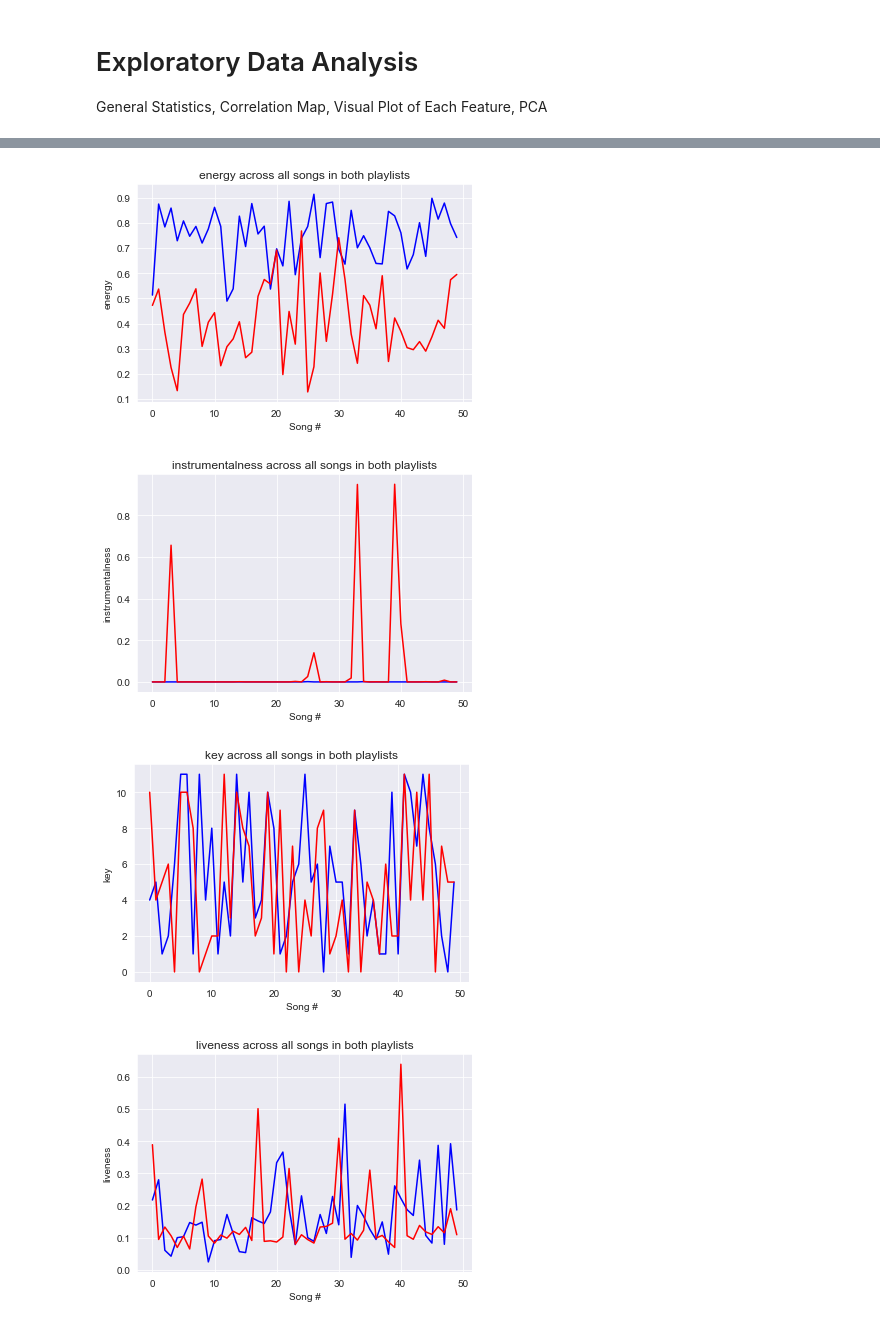
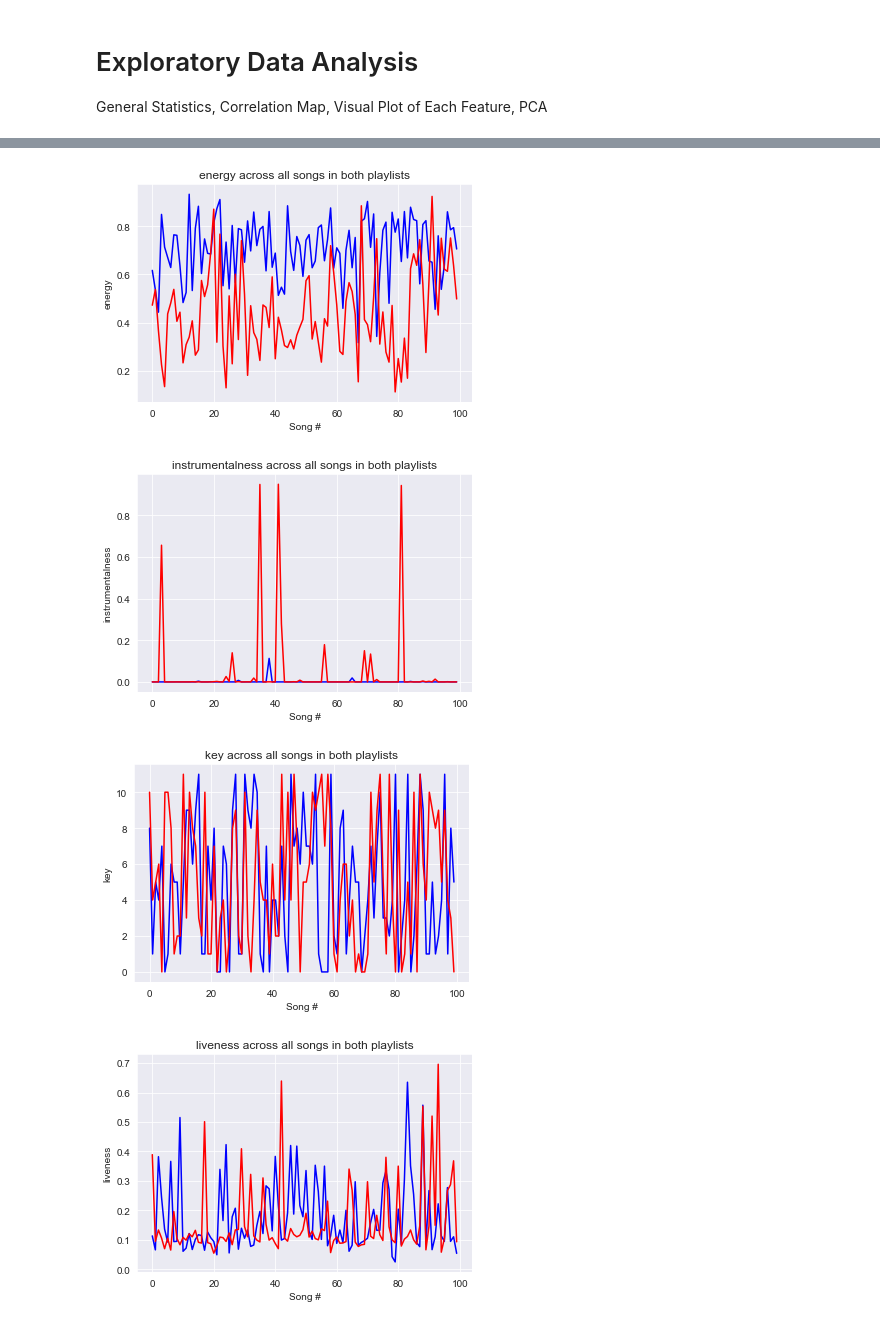
Before and after one commit to keshvim/ml-project, a Jupyter notebook: ml-project.ipynb, the cells around one changed output, grey strips where cells are left out. Drawn from its saved outputs; the diff is of its cells as text; code cells hidden in the pictures.

```diff
--- a/ml-project.ipynb
+++ b/ml-project.ipynb
@@ -23,7 +23,7 @@ sp = spotipy.Spotify(client_credentials_manager=client_credentials_manager)
 # %%
 # Get track ID for a specific user and playlist ID. (Playlist ID found in URL when clicking "share")
 # n = number of songs
-def getTrackIDs(user, playlist_id, n = 50):
+def getTrackIDs(user, playlist_id, n = 100):
     ids = []
     playlist = sp.user_playlist(user, playlist_id)
 
@@ -108,6 +108,6 @@ Happy Songs General Statistics
 # %%
 # Plot all features to visually see the greatest seperation
-features = ['length', 'popularity', 'acousticness', 'danceability', 'danceability', 'energy', 'instrumentalness', 'key', 'liveness', 'loudness', 'speechiness', 'tempo', 'time_signature', 'valence']
+features = ['length', 'popularity', 'acousticness', 'danceability', 'energy', 'instrumentalness', 'key', 'liveness', 'loudness', 'speechiness', 'tempo', 'time_signature', 'valence']
 
 for feature in features:
     plt.figure(feature)
@@ -124,4 +124,4 @@ for feature in features:
-[figure, old version]
+[figure, new version]
-[figure, old version]
+[figure, new version]
-[figure, old version]
+[figure, new version]
-[figure, old version]
+[figure, new version]
```
Also changed, not shown: parts of 12 cells of this notebook.
